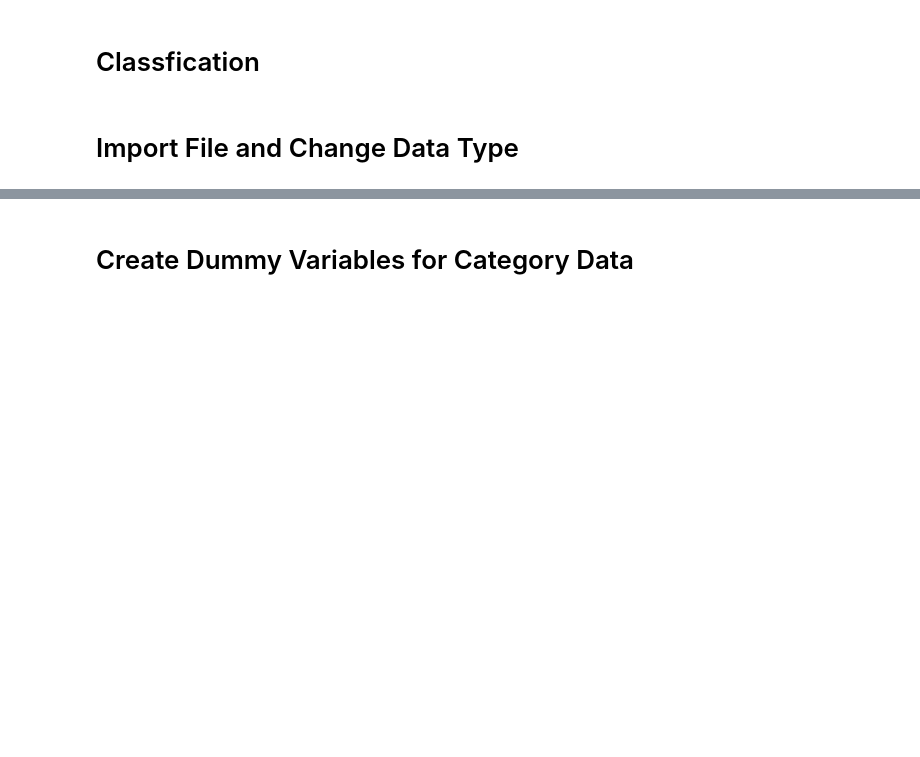
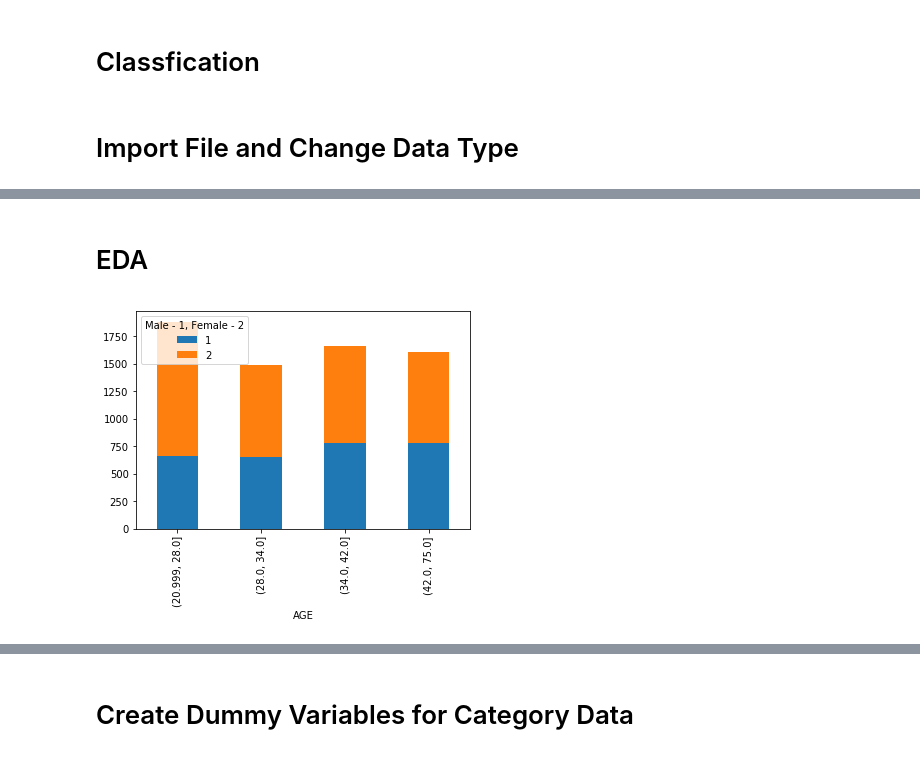
Before and after one commit to asid72/C5T1, a Jupyter notebook: C5T3.ipynb, the cells around one changed output, grey strips where cells are left out. Drawn from its saved outputs; the diff is of its cells as text; code cells hidden in the pictures; blank space fills up the shorter version.

```diff
--- a/C5T3.ipynb
+++ b/C5T3.ipynb
@@ -81,0 +114,17 @@ memory usage: 3.7 MB
+# %% [markdown]
+# EDA
+# %%
+# PSex and agegroups by default and non default
+
+defaulted = testdf[testdf['default payment next month']==1]
+credittable2 = pd.crosstab(index=[pd.qcut(defaulted['AGE'], q=4)
+                                 ], columns=[defaulted.SEX])
+credittable2.unstack()
+credittable2
+
+credittable2.plot.bar(stacked=True)
+plt.legend(title='Male - 1, Female - 2')
+
+plt.show()
+# %% [output]
+[figure, added]
```
Also changed, not shown: parts of 52 cells of this notebook.
